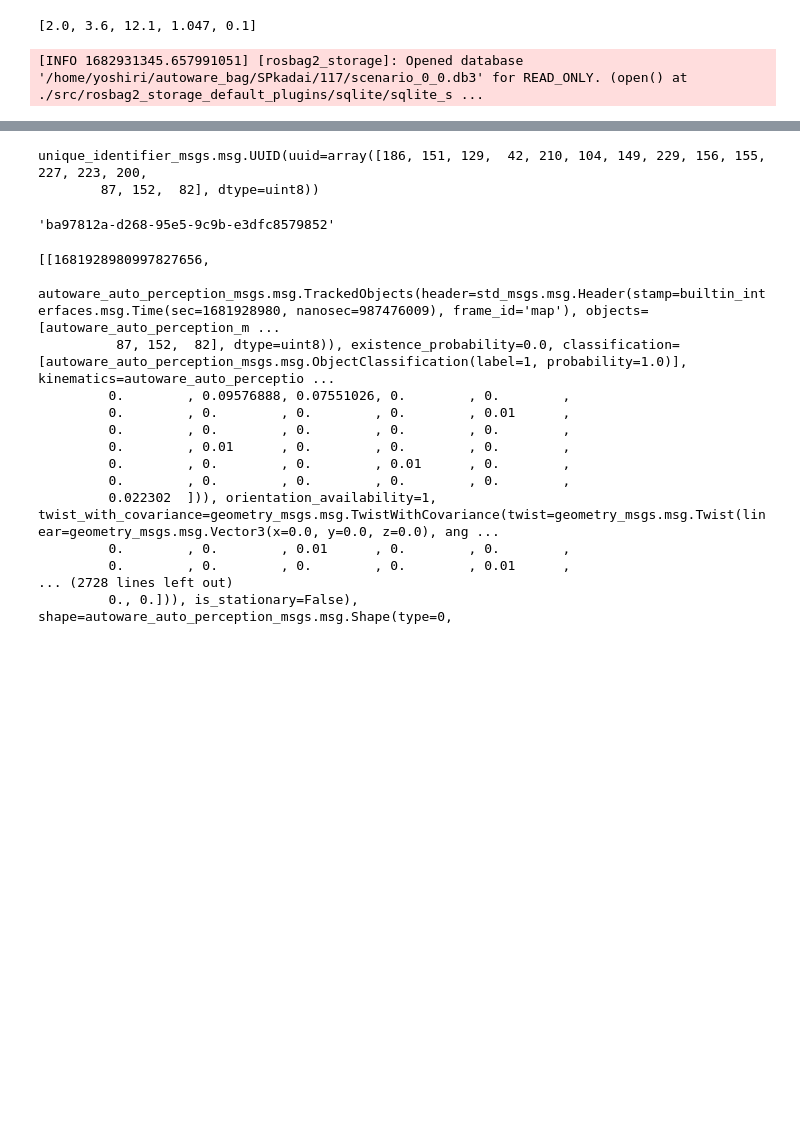
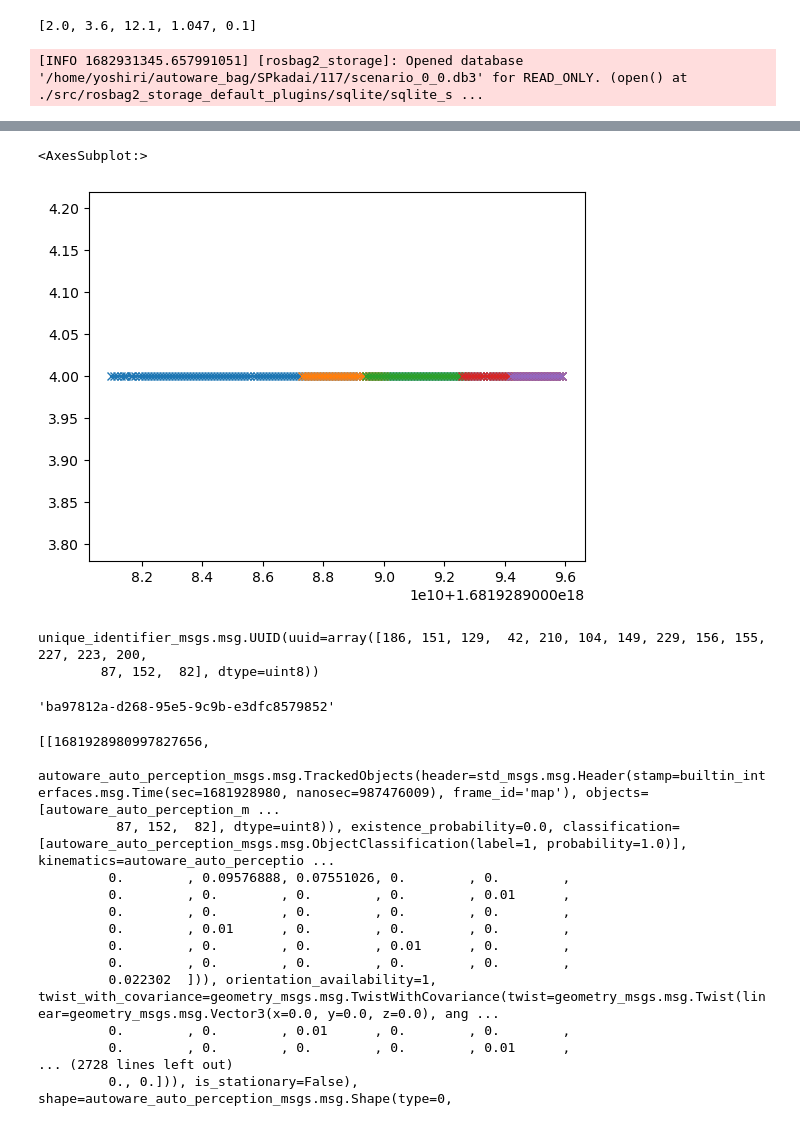
Before and after one commit to YoshiRi/tracking_validation, a Jupyter notebook: notebook/test1.ipynb, the cells around one changed output, grey strips where cells are left out. Saved outputs shown, nothing was run; the diff lists cells and outputs as text; code cells hidden in the pictures; blank space fills up the shorter version.

```diff
--- a/notebook/test1.ipynb
+++ b/notebook/test1.ipynb
@@ -54,3 +54,8 @@ tp.plot_data()
+# %%
+tp.plot_kinematics("time","length")
+# %% [output]
+<AxesSubplot:>
+[figure, added]
 # %%
 import uuid
 def getUUID(obj):
```
Also changed, not shown: parts of 2 cells of this notebook, 2 other files.
